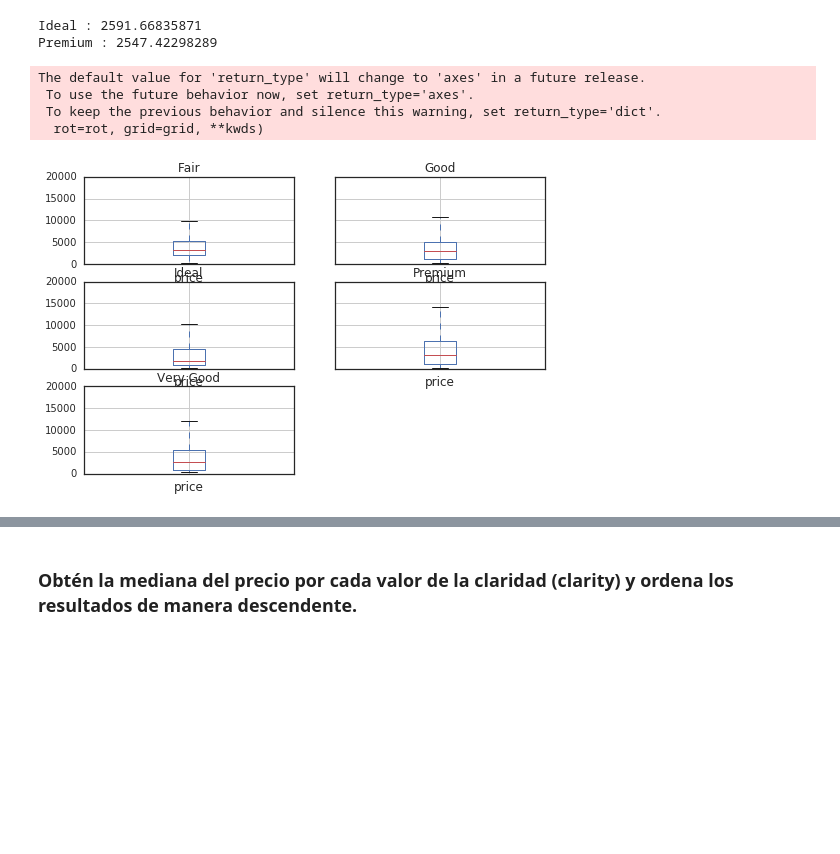
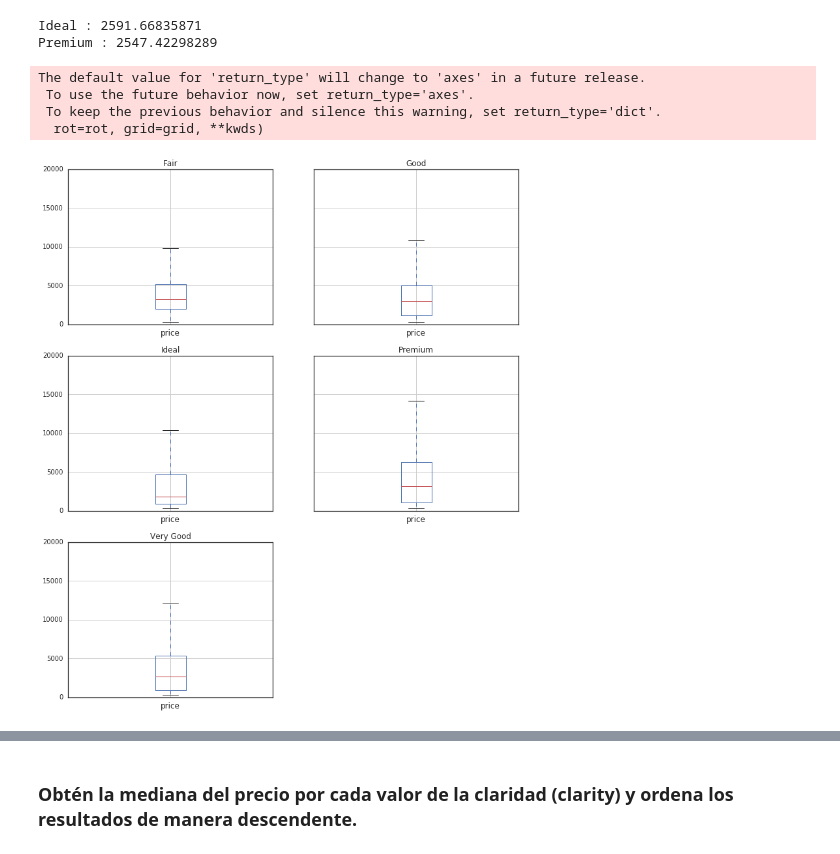
Before and after one commit to juangarciaciff/PythonEjercicios, a Jupyter notebook: PEC1/Entrega1Parte2.ipynb, the cells around one changed output, grey strips where cells are left out. Saved outputs shown, nothing was run; the diff lists cells and outputs as text; code cells hidden in the pictures; blank space fills up the shorter version.

```diff
--- a/PEC1/Entrega1Parte2.ipynb
+++ b/PEC1/Entrega1Parte2.ipynb
@@ -243,11 +242,11 @@ Ideal : 2591.66835871
 Premium : 2547.42298289
 # %%
 groupby_cut = data.groupby('cut')
-groupby_cut.boxplot(column=['price'])
+groupby_cut.boxplot(column=['price'], figsize=(12, 15))
 plt.show()
 # %% [output]
 The default value for 'return_type' will change to 'axes' in a future release.
  To use the future behavior now, set return_type='axes'.
  To keep the previous behavior and silence this warning, set return_type='dict'.
   rot=rot, grid=grid, **kwds)
-[figure, old version]
+[figure, new version]
```
Also changed, not shown: parts of 8 cells of this notebook, 2 other files.
